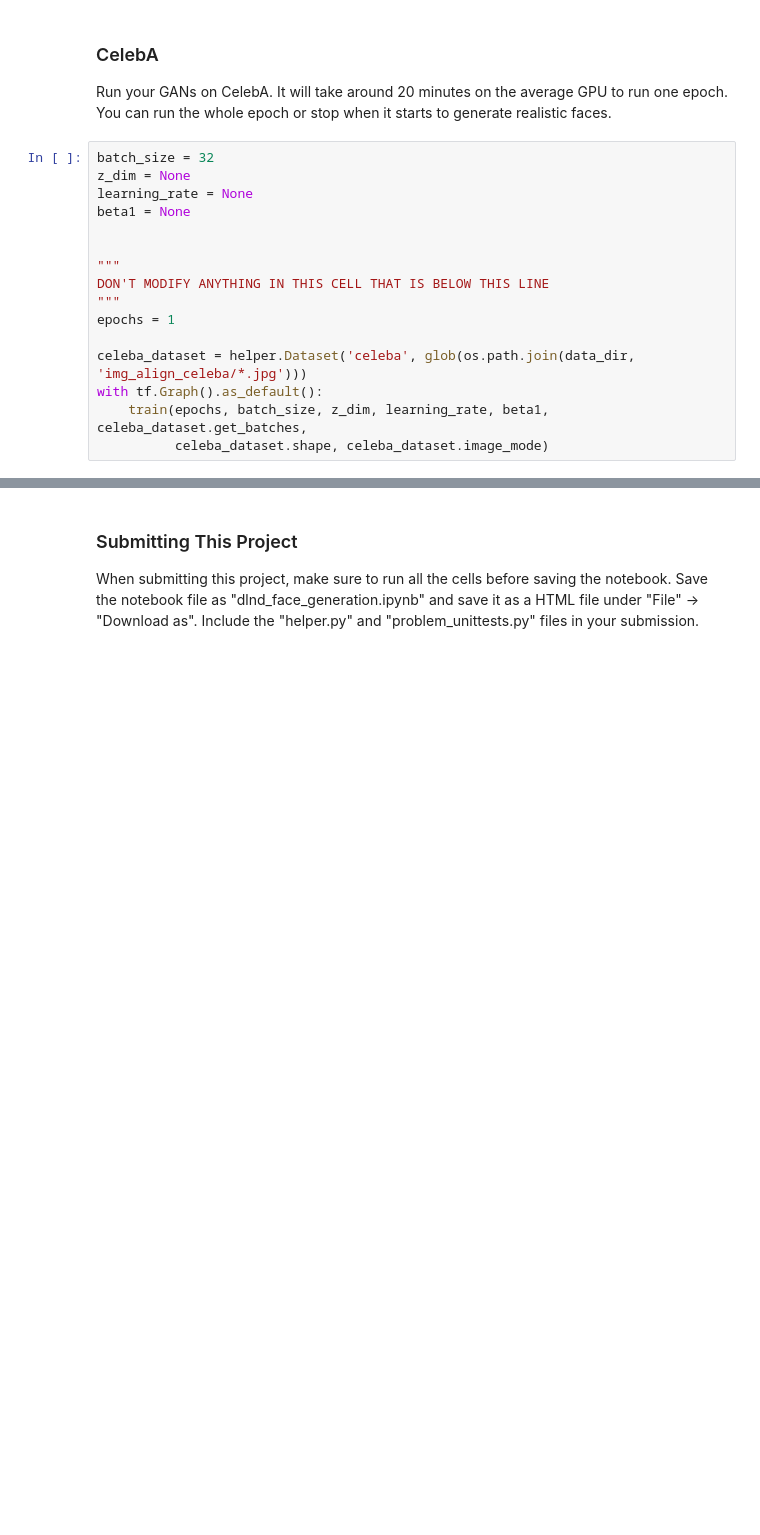
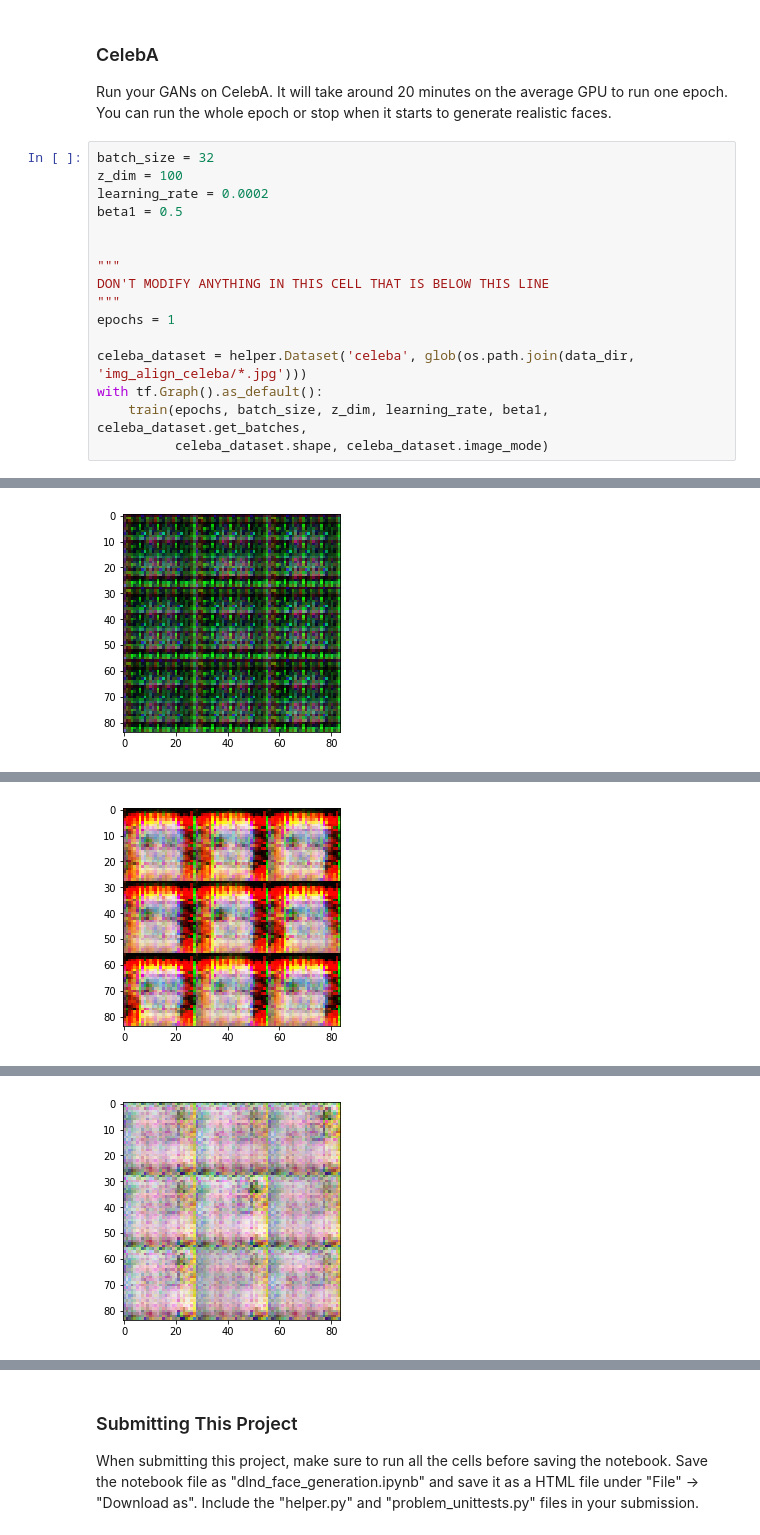
Before and after one commit to Mazekiller/face-generation-gan, a Jupyter notebook: dlnd_face_generation.ipynb, the cells around one changed output, grey strips where cells are left out. Saved outputs shown, nothing was run; the diff lists cells and outputs as text; blank space fills up the shorter version.

```diff
--- a/dlnd_face_generation.ipynb
+++ b/dlnd_face_generation.ipynb
@@ -521,9 +526,9 @@ Epoch 1/2... Discriminator Loss: 1.1020... Generator Loss: 1.0286
 Run your GANs on CelebA.  It will take around 20 minutes on the average GPU to run one epoch.  You can run the whole epoch or stop when it starts to generate realistic faces.
 # %%
 batch_size = 32
-z_dim = None
-learning_rate = None
-beta1 = None
+z_dim = 100
+learning_rate = 0.0002
+beta1 = 0.5
 
 
 """
@@ -535,3 +540,4 @@ celeba_dataset = helper.Dataset('celeba', glob(os.path.join(data_dir, 'img_align
 with tf.Graph().as_default():
     train(epochs, batch_size, z_dim, learning_rate, beta1, celeba_dataset.get_batches,
           celeba_dataset.shape, celeba_dataset.image_mode)
+# %% [output]
@@ -537,0 +554 @@ with tf.Graph().as_default():
+[figure, added]
@@ -537,0 +565 @@ with tf.Graph().as_default():
+[figure, added]
@@ -537,0 +576 @@ with tf.Graph().as_default():
+[figure, added]
```
Also changed, not shown: parts of 4 cells of this notebook, 1 other file.
